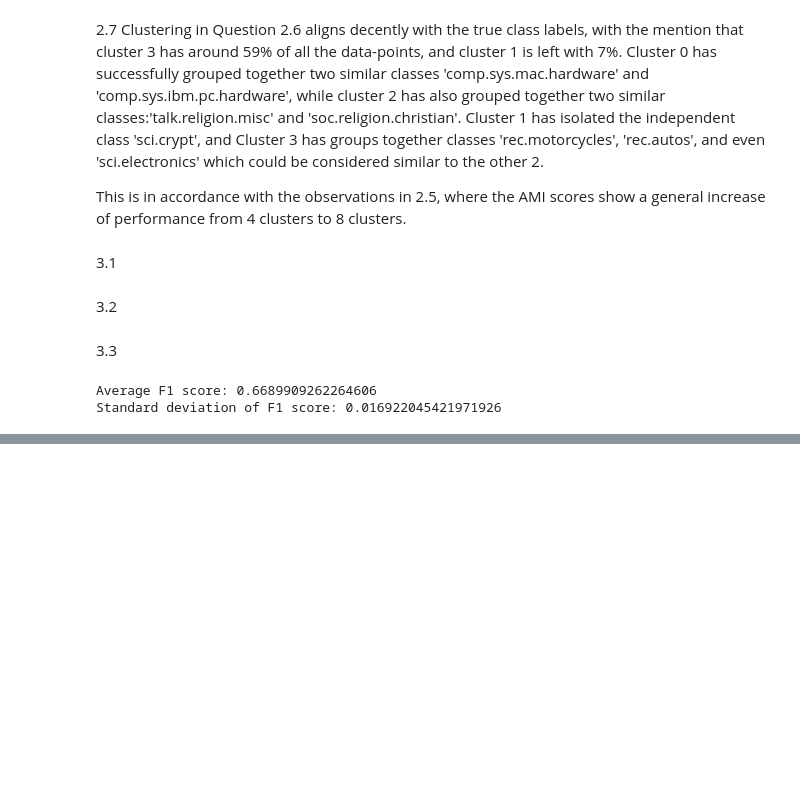
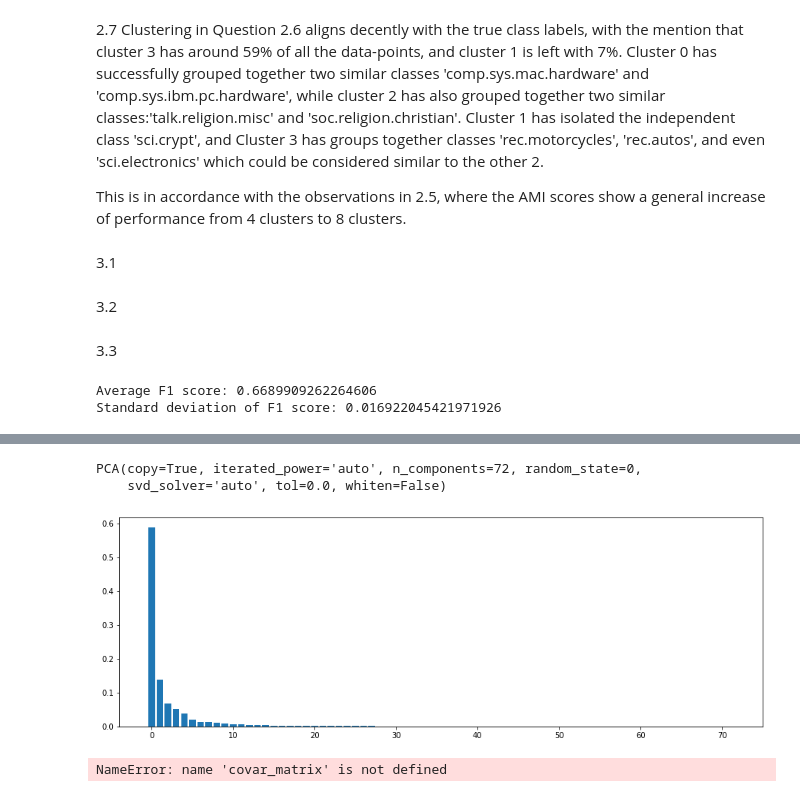
Before and after one commit to amariucaitheodor/introductory-applied-machine-learning, a Jupyter notebook: Assignment 2.ipynb, the cells around one changed output, grey strips where cells are left out. Cells and saved outputs as stored; diff of their text form; code cells hidden in the pictures; blank space fills up the shorter version.

```diff
--- a/Assignment 2.ipynb
+++ b/Assignment 2.ipynb
@@ -233,0 +353,21 @@ bristol_exploratory = pd.read_csv(data_path_bristol_exploratory, delimiter = ','
+# %%
+site1_day_aligned = bristol_day_aligned.query('SiteID == 1');
+pca = dec.PCA(n_components=72, random_state=0)
+pca.fit(site1_day_aligned)
+# %% [output]
+PCA(copy=True, iterated_power='auto', n_components=72, random_state=0,
+    svd_solver='auto', tol=0.0, whiten=False)
+# %%
+plt.figure(figsize=(15,5))
+plt.bar(range(0,72), pca.explained_variance_ratio_)
+plt.show()
+# %% [output]
+[figure, added]
+# %%
+covar_matrix.fit(x)
+variance = covar_matrix.explained_variance_ratio_ #calculate variance ratios
+
+var=np.cumsum(np.round(covar_matrix.explained_variance_ratio_, decimals=3)*100)
+var #cumulative sum of variance explained with [n] features
+# %% [output]
+NameError: name 'covar_matrix' is not defined
```
Also changed, not shown: parts of 14 cells of this notebook.
